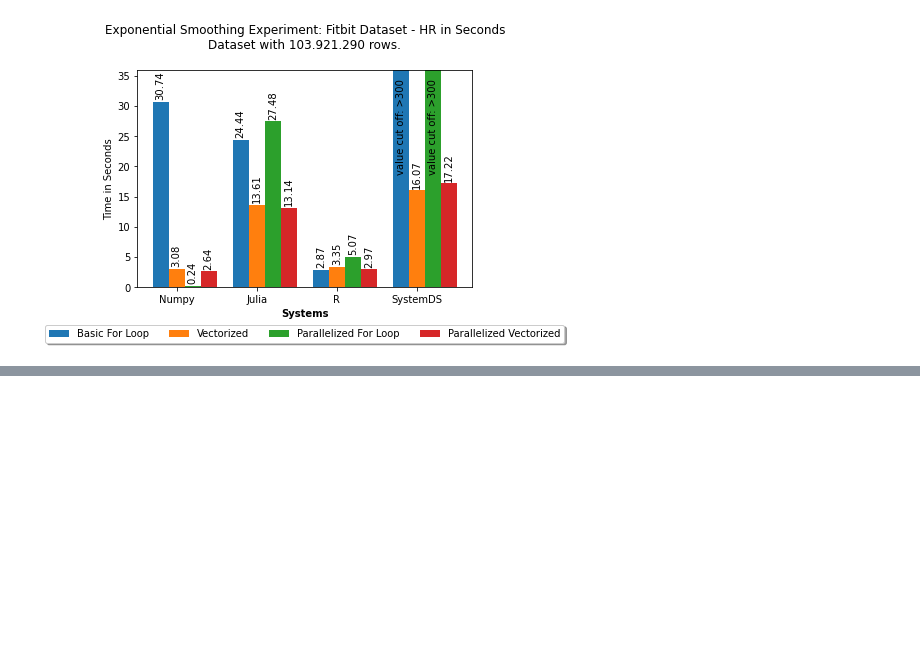
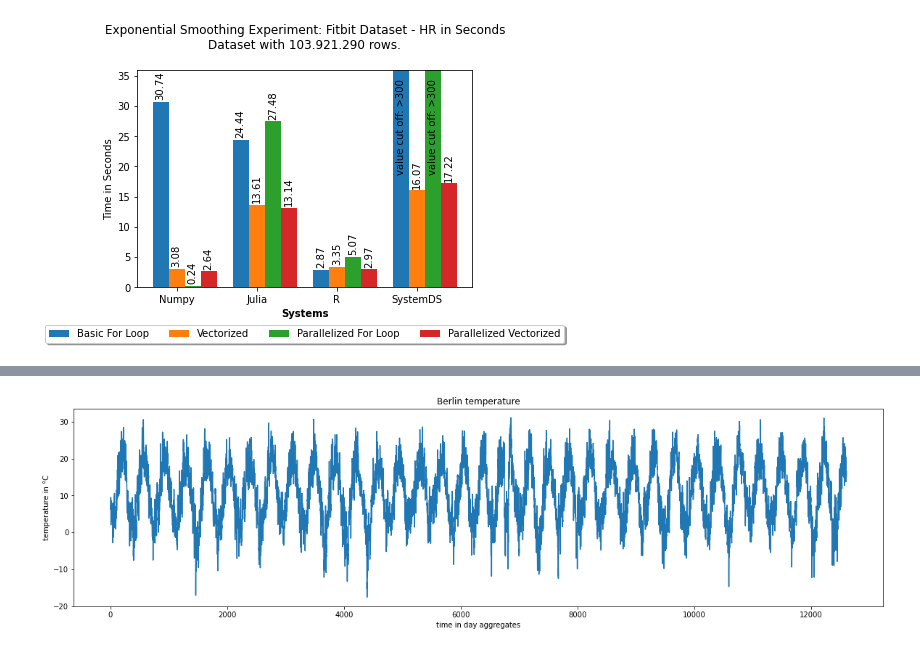
Before and after one commit to Niklas-Ventker/MasterThesis, a Jupyter notebook: BasicExponentialSmoothing/0_ExpS_Plot.ipynb, the cells around one changed output, grey strips where cells are left out. Saved outputs shown, nothing was run; the diff lists cells and outputs as text; code cells hidden in the pictures; blank space fills up the shorter version.

```diff
--- a/BasicExponentialSmoothing/0_ExpS_Plot.ipynb
+++ b/BasicExponentialSmoothing/0_ExpS_Plot.ipynb
@@ -283,0 +335,27 @@ plt.show()
+# %%
+import pandas as pd
+import matplotlib.pyplot as plt
+import matplotlib.ticker as ticker
+
+# Replace 'your_file.csv' with the path to your CSV file
+file_path = "/Users/niklas/Documents/GitHub/MasterThesis/0_Data_files/preprocessed_data_files/berlin_temperature_data_small.csv"
+
+# Read the CSV file into a DataFrame
+df = pd.read_csv(file_path)
+
+plt.figure(figsize=(20, 5))
+plt.plot(df)
+plt.title('Berlin temperature')
+plt.xlabel('time in day aggregates')
+plt.ylabel('temperature in °C')
+
+# Format x-axis tick labels to display as whole numbers
+#ax = plt.gca()
+#ax.xaxis.set_major_formatter(ticker.FuncFormatter(lambda x, pos: '{:,}'.format(int(x))))
+
+# Set data limits
+#plt.xlim(0, 1200000)
+
+plt.show()
+# %% [output]
+[figure, added]
```
Also changed, not shown: parts of 3 cells of this notebook, 7 other files.
